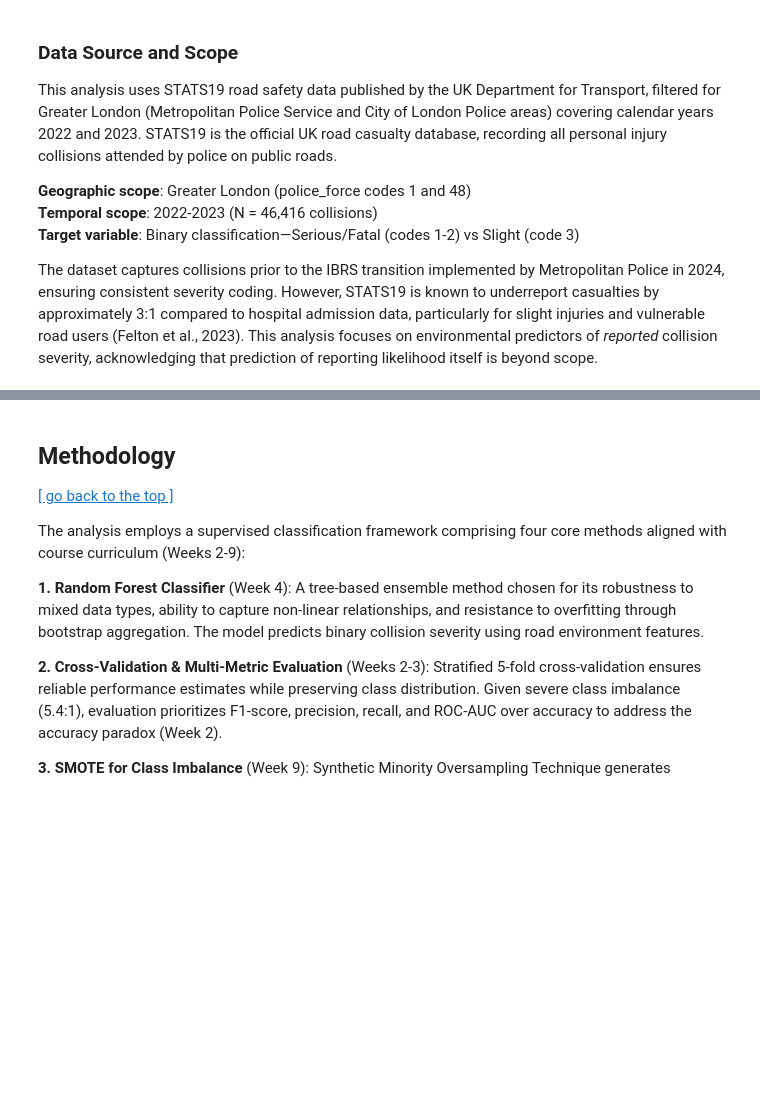
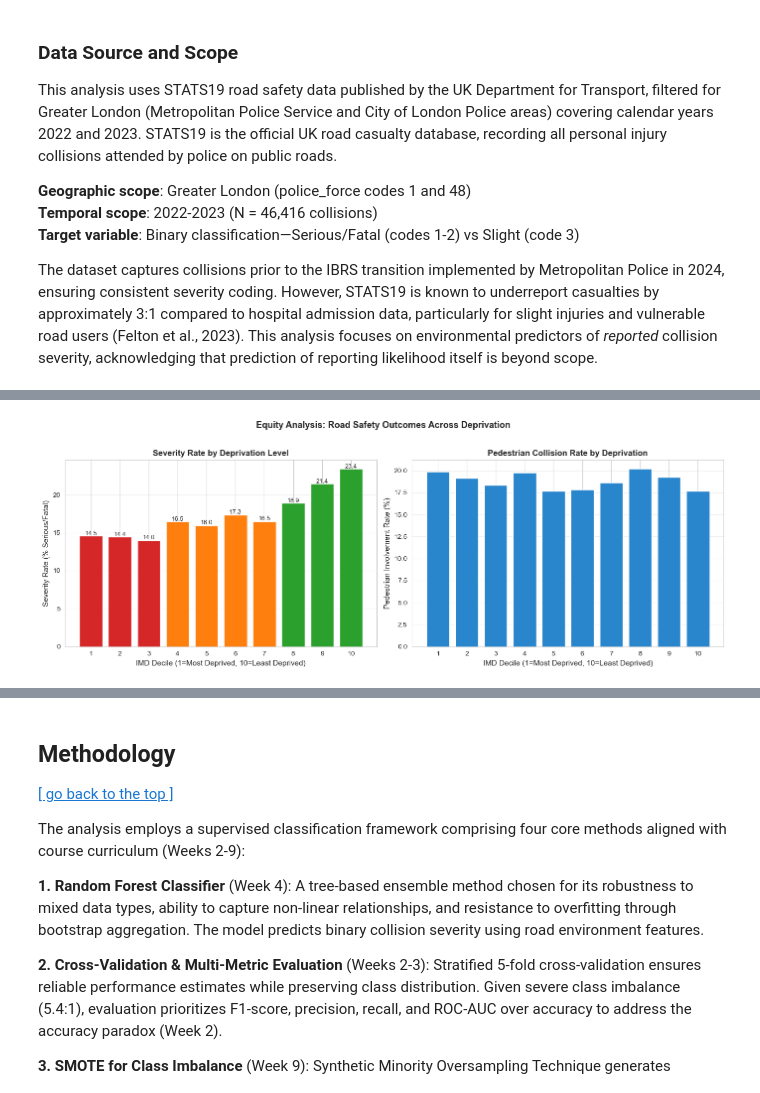
Before and after one commit to JIAYING-ICE/CASA0006-London-Road-Safety, a Jupyter notebook: coursework.ipynb, the cells around one changed output, grey strips where cells are left out. Cells and saved outputs as stored; diff of their text form; code cells hidden in the pictures; blank space fills up the shorter version.

```diff
--- a/coursework.ipynb
+++ b/coursework.ipynb
@@ -576,0 +1554,92 @@ plt.show()
+# %%
+# ========== Severity Rate vs Deprivation Analysis ==========
+
+print("=" * 70)
+print("Equity Analysis: Collision Severity Across Deprivation Levels")
+print("=" * 70)
+
+# Use the data_with_imd from Cell E
+if 'mean_imd_decile' in data_with_imd.columns:
+
+    # Group by IMD decile
+    imd_analysis = data_with_imd.dropna(subset=['mean_imd_decile']).copy()
+    imd_analysis['imd_decile_int'] = imd_analysis['mean_imd_decile'].round().astype(int)
+
+    # Per-decile severity rate
+    imd_severity = imd_analysis.groupby('imd_decile_int').agg(
+        total_collisions=('collision_index', 'count'),
+        serious_collisions=('severity_binary', 'sum'),
+        pedestrian_collisions=('has_pedestrian_casualty', 'sum'),
+        cyclist_collisions=('has_cyclist_casualty', 'sum')
+    )
+
+    imd_severity['severity_rate'] = (
+        imd_severity['serious_collisions'] / imd_severity['total_collisions'] * 100
+    )
+    imd_severity['pedestrian_rate'] = (
+        imd_severity['pedestrian_collisions'] / imd_severity['total_collisions'] * 100
+    )
+
+    print("\n[Severity Rate by IMD Decile]")
+    print("(1 = Most Deprived, 10 = Least Deprived)")
+    print("-" * 70)
+    print(f"{'IMD Decile':<15}{'Collisions':<15}{'Severity %':<15}{'Pedestrian %'}")
+
+    for decile, row in imd_severity.iterrows():
+        bar_severity = "█" * int(row['severity_rate'] / 2)
+        print(f"  {decile:<13}{int(row['total_collisions']):>10,}     "
+              f"{row['severity_rate']:>10.2f}%   "
+              f"{row['pedestrian_rate']:>10.2f}%  {bar_severity}")
+
+    # Calculate gradient
+    most_deprived = imd_severity.loc[1:3, 'severity_rate'].mean()
+    least_deprived = imd_severity.loc[8:10, 'severity_rate'].mean()
+    gradient = most_deprived - least_deprived
+
+    print(f"\n[Deprivation Gradient]")
+    print(f"  Most deprived (Decile 1-3) avg severity:  {most_deprived:.2f}%")
+    print(f"  Least deprived (Decile 8-10) avg severity: {least_deprived:.2f}%")
+    print(f"  Gradient: {gradient:+.2f}pp")
+
+    if gradient > 1.0:
+        print(f"  → Strong deprivation gradient: severity higher in deprived areas")
+        print(f"  → Equity concern: road safety burden disproportionately falls on disadvantaged")
+    elif gradient > 0.5:
+        print(f"  → Modest deprivation gradient")
+    else:
+        print(f"  → No clear gradient: severity consistent across deprivation levels")
+
+    # Visualization
+    fig, axes = plt.subplots(1, 2, figsize=(14, 5))
+
+    # Plot 1: Severity rate by IMD
+    axes[0].bar(imd_severity.index, imd_severity['severity_rate'],
+                color=['#d62728' if d <= 3 else '#ff7f0e' if d <= 7 else '#2ca02c'
+                       for d in imd_severity.index])
+    axes[0].set_xlabel('IMD Decile (1=Most Deprived, 10=Least Deprived)', fontsize=11)
+    axes[0].set_ylabel('Severity Rate (% Serious/Fatal)', fontsize=11)
+    axes[0].set_title('Severity Rate by Deprivation Level', fontsize=12, fontweight='bold')
+    axes[0].set_xticks(range(1, 11))
+    axes[0].grid(axis='y', alpha=0.3)
+
+    # Add value labels
+    for decile, row in imd_severity.iterrows():
+        axes[0].text(decile, row['severity_rate'] + 0.1, f"{row['severity_rate']:.1f}",
+                    ha='center', fontsize=9)
+
+    # Plot 2: Pedestrian collision rate by IMD
+    axes[1].bar(imd_severity.index, imd_severity['pedestrian_rate'],
+                color='#2986cc')
+    axes[1].set_xlabel('IMD Decile (1=Most Deprived, 10=Least Deprived)', fontsize=11)
+    axes[1].set_ylabel('Pedestrian Involvement Rate (%)', fontsize=11)
+    axes[1].set_title('Pedestrian Collision Rate by Deprivation', fontsize=12, fontweight='bold')
+    axes[1].set_xticks(range(1, 11))
+    axes[1].grid(axis='y', alpha=0.3)
+
+    plt.suptitle('Equity Analysis: Road Safety Outcomes Across Deprivation',
+                 fontsize=13, fontweight='bold', y=1.02)
+    plt.tight_layout()
+    plt.show()
+
+print("=" * 70)
+# %% [output]
@@ -576,0 +1663 @@ plt.show()
+[figure, added]
```
Also changed, not shown: parts of 46 cells of this notebook, 1 other file.
